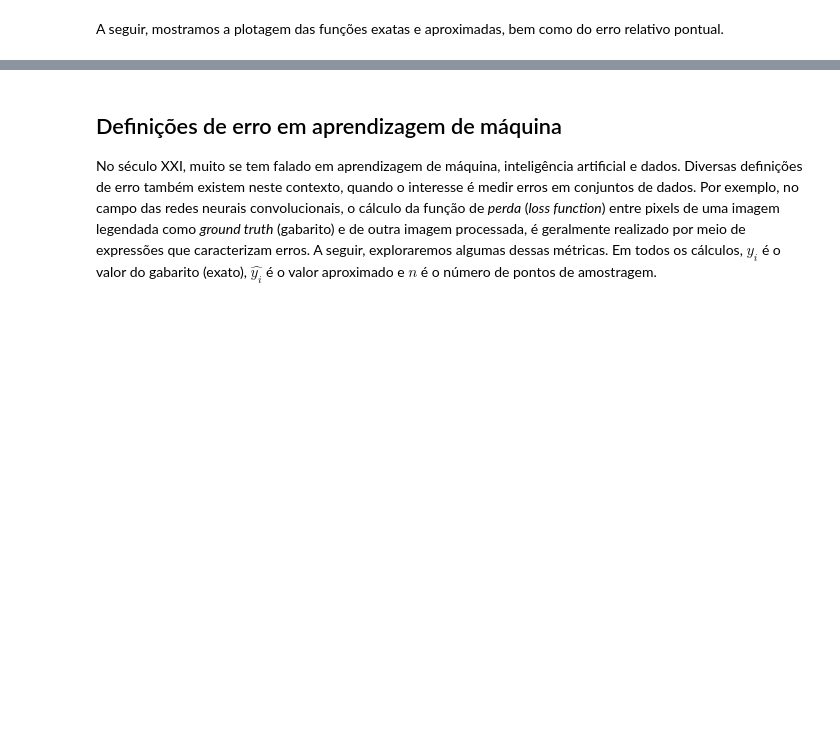
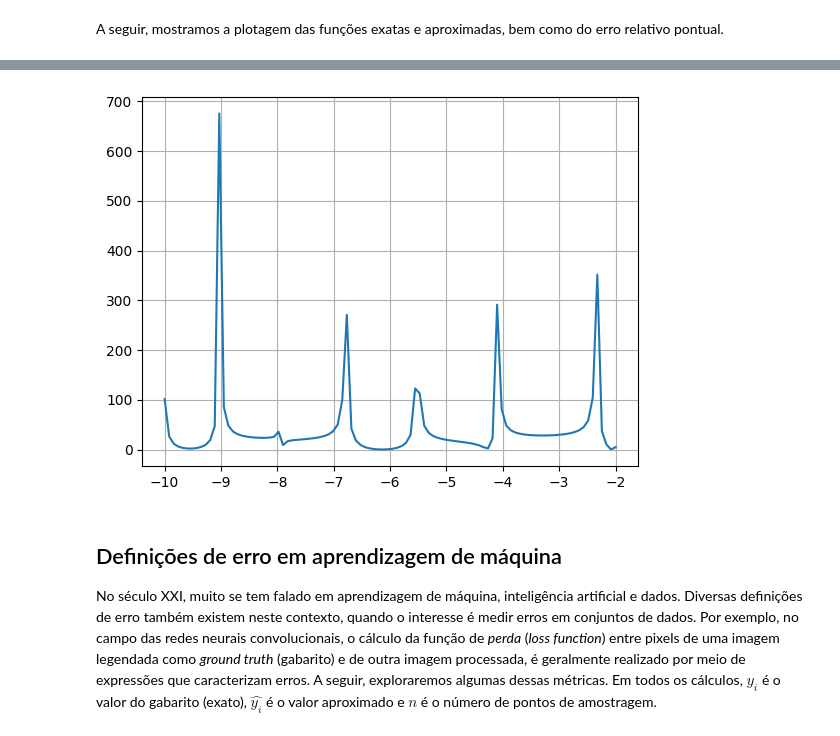
Before and after one commit to gcpeixoto/LVMN, a Jupyter notebook: _build/jupyter_execute/aula-02-erros.ipynb, the cells around one changed output, grey strips where cells are left out. Drawn from its saved outputs; the diff is of its cells as text; code cells hidden in the pictures; blank space fills up the shorter version.

```diff
--- a/_build/jupyter_execute/aula-02-erros.ipynb
+++ b/_build/jupyter_execute/aula-02-erros.ipynb
@@ -384,2 +459,8 @@ rel = r(ai,ai2)
+# %%
+# Define função anônima para erro relativo
+ai = lambda f,f_: (abs(f_ - f)/abs(f)) *100
+
+# calcula erro relativo para função de Airy e sua aproximação
+E_airy = ai(A,A_)
 # %% [markdown]
 A seguir, mostramos a plotagem das funções exatas e aproximadas, bem como do erro relativo pontual.
@@ -536,3 +477,9 @@ O Erro Relativo é: $|ER_s| = \frac{0.03}{234.6} \approx 0.1278\times 10^{−3}.
+# %%
+# Plotagem do erro
+plot(x, E_airy)
+grid()
+# %% [output]
+[figure, added]
 # %% [markdown]
 ## Definições de erro em aprendizagem de máquina
 
```
Also changed, not shown: parts of 52 cells of this notebook, 20 other files.
